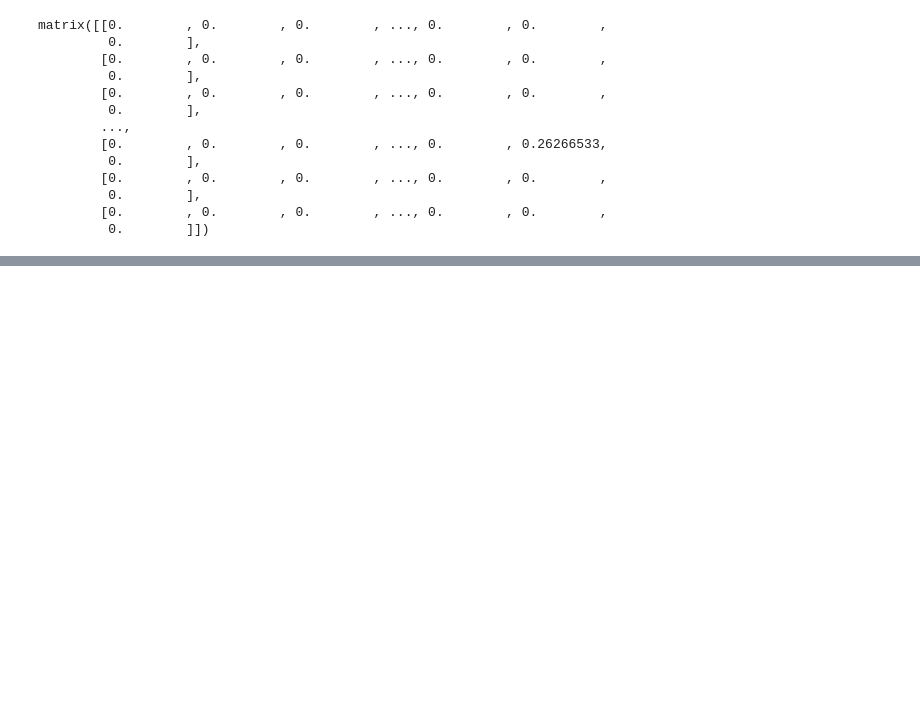
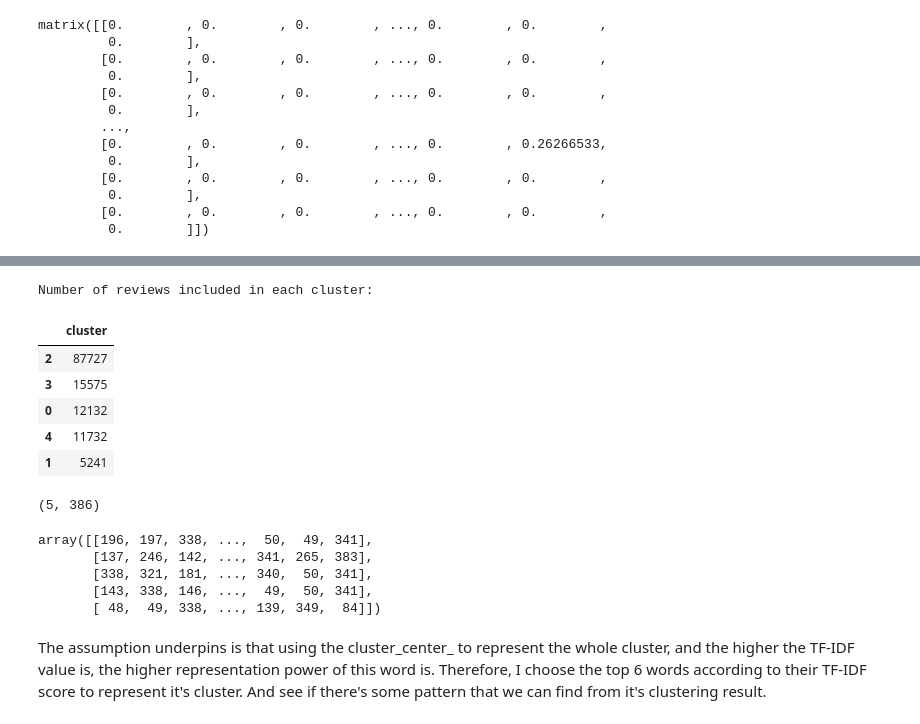
Before and after one commit to Pritesh-25/NLP, a Jupyter notebook: Topic_Modelling.ipynb, the cells around one changed output, grey strips where cells are left out. Saved outputs shown, nothing was run; the diff lists cells and outputs as text; code cells hidden in the pictures; blank space fills up the shorter version.

```diff
--- a/Topic_Modelling.ipynb
+++ b/Topic_Modelling.ipynb
@@ -401,0 +439,26 @@ matrix([[0.        , 0.        , 0.        , ..., 0.        , 0.        ,
+# %%
+print ("Number of reviews included in each cluster:")
+frame['cluster'].value_counts().to_frame()
+# %% [output]
+Number of reviews included in each cluster:
+|  | cluster |
+| 2 | 87727 |
+| 3 | 15575 |
+| 0 | 12132 |
+| 4 | 11732 |
+| 1 | 5241 |
+# %%
+km.cluster_centers_.shape
+# %% [output]
+(5, 386)
+# %%
+order_centroids = km.cluster_centers_.argsort()[:, ::-1]
+order_centroids
+# %% [output]
+array([[196, 197, 338, ...,  50,  49, 341],
+       [137, 246, 142, ..., 341, 265, 383],
+       [338, 321, 181, ..., 340,  50, 341],
+       [143, 338, 146, ...,  49,  50, 341],
+       [ 48,  49, 338, ..., 139, 349,  84]])
+# %% [markdown]
+The assumption underpins is that using the cluster_center_ to represent the whole cluster, and the higher the TF-IDF value is, the higher representation power of this word is. Therefore, I choose the top 6 words according to their TF-IDF score to represent it's cluster. And see if there's some pattern that we can find from it's clustering result.
```
Also changed, not shown: parts of 16 cells of this notebook.
